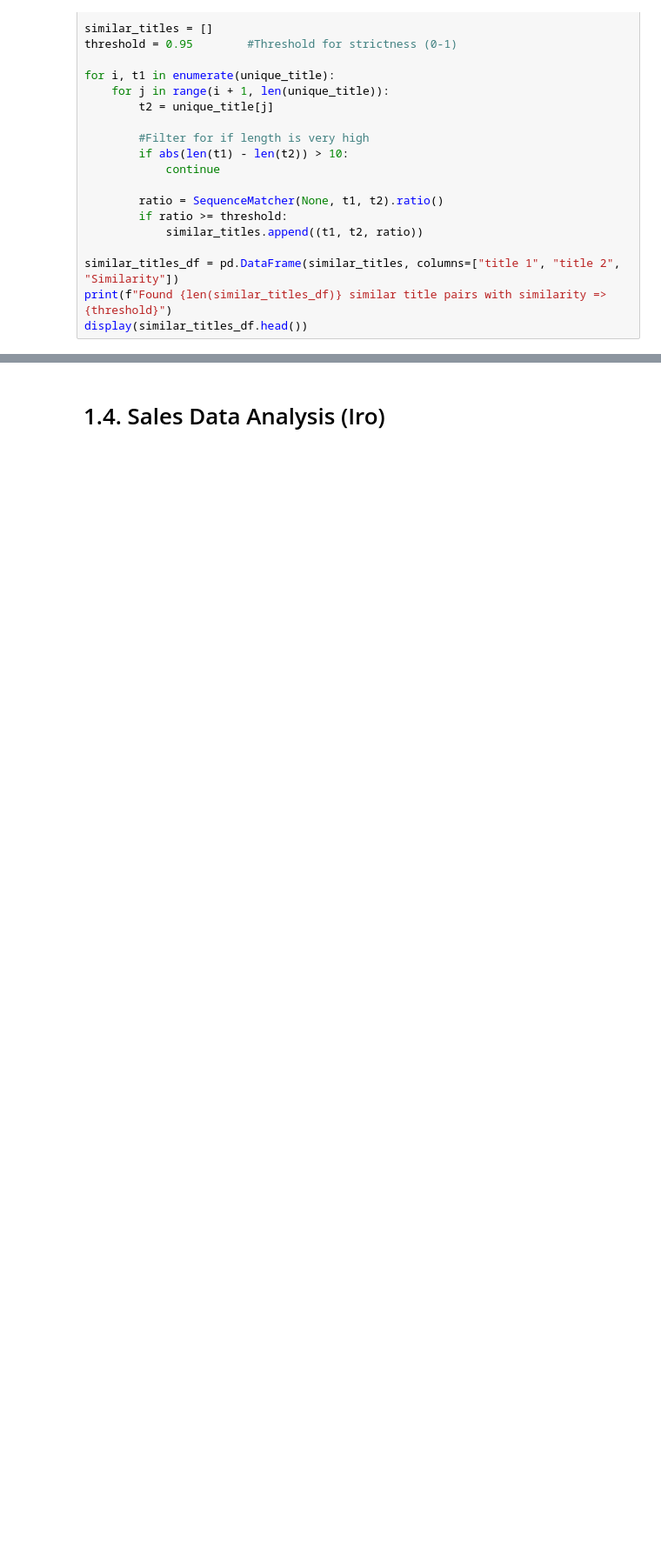
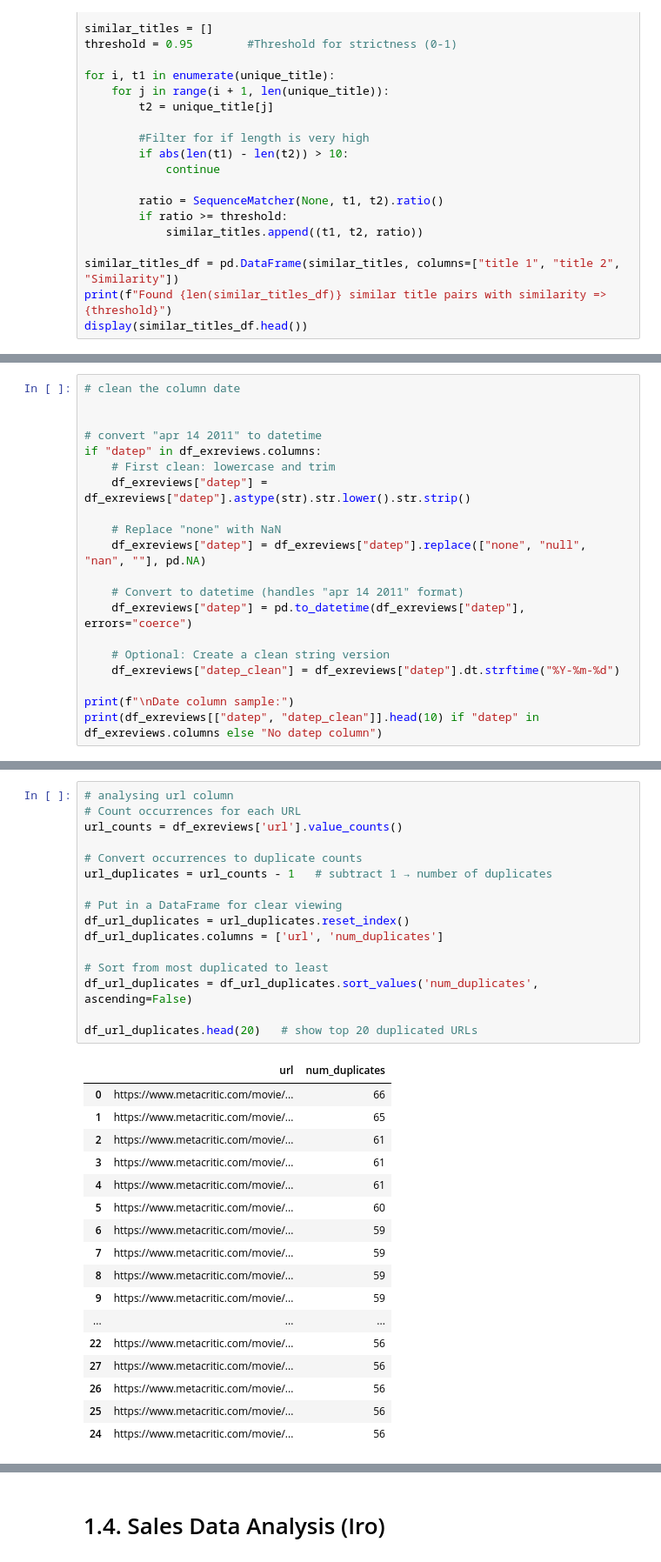
Before and after one commit to YoungJun173/DDB_AI_Group_Assignmen, a Jupyter notebook: Playground Notebooks/EDA.ipynb, the cells around one changed output, grey strips where cells are left out. Shown: that part at 87% size. Cells and saved outputs as stored; diff of their text form; blank space fills up the shorter version.

```diff
--- a/Playground Notebooks/EDA.ipynb
+++ b/Playground Notebooks/EDA.ipynb
@@ -250,0 +294,20 @@ print("Total number of rows    :", df3.shape[0])
+# %%
+# clean the column date
+
+
+# convert "apr 14 2011" to datetime
+if "datep" in df_exreviews.columns:
+    # First clean: lowercase and trim
+    df_exreviews["datep"] = df_exreviews["datep"].astype(str).str.lower().str.strip()
+
+    # Replace "none" with NaN
+    df_exreviews["datep"] = df_exreviews["datep"].replace(["none", "null", "nan", ""], pd.NA)
+
+    # Convert to datetime (handles "apr 14 2011" format)
+    df_exreviews["datep"] = pd.to_datetime(df_exreviews["datep"], errors="coerce")
+
+    # Optional: Create a clean string version
+    df_exreviews["datep_clean"] = df_exreviews["datep"].dt.strftime("%Y-%m-%d")
+
+print(f"\nDate column sample:")
+print(df_exreviews[["datep", "datep_clean"]].head(10) if "datep" in df_exreviews.columns else "No datep column")
@@ -299,0 +355,34 @@ print(df4.isna().sum())
+# %%
+# analysing url column
+# Count occurrences for each URL
+url_counts = df_exreviews['url'].value_counts()
+
+# Convert occurrences to duplicate counts
+url_duplicates = url_counts - 1   # subtract 1 → number of duplicates
+
+# Put in a DataFrame for clear viewing
+df_url_duplicates = url_duplicates.reset_index()
+df_url_duplicates.columns = ['url', 'num_duplicates']
+
+# Sort from most duplicated to least
+df_url_duplicates = df_url_duplicates.sort_values('num_duplicates', ascending=False)
+
+df_url_duplicates.head(20)   # show top 20 duplicated URLs
+# %% [output]
+|  | url | num_duplicates |
+| 0 | https://www.metacritic.com/movie/... | 66 |
+| 1 | https://www.metacritic.com/movie/... | 65 |
+| 2 | https://www.metacritic.com/movie/... | 61 |
+| 3 | https://www.metacritic.com/movie/... | 61 |
+| 4 | https://www.metacritic.com/movie/... | 61 |
+| 5 | https://www.metacritic.com/movie/... | 60 |
+| 6 | https://www.metacritic.com/movie/... | 59 |
+| 7 | https://www.metacritic.com/movie/... | 59 |
+| 8 | https://www.metacritic.com/movie/... | 59 |
+| 9 | https://www.metacritic.com/movie/... | 59 |
+| ... | ... | ... |
+| 22 | https://www.metacritic.com/movie/... | 56 |
+| 27 | https://www.metacritic.com/movie/... | 56 |
+| 26 | https://www.metacritic.com/movie/... | 56 |
+| 25 | https://www.metacritic.com/movie/... | 56 |
+| 24 | https://www.metacritic.com/movie/... | 56 |
```
Also changed, not shown: parts of 39 cells of this notebook.
